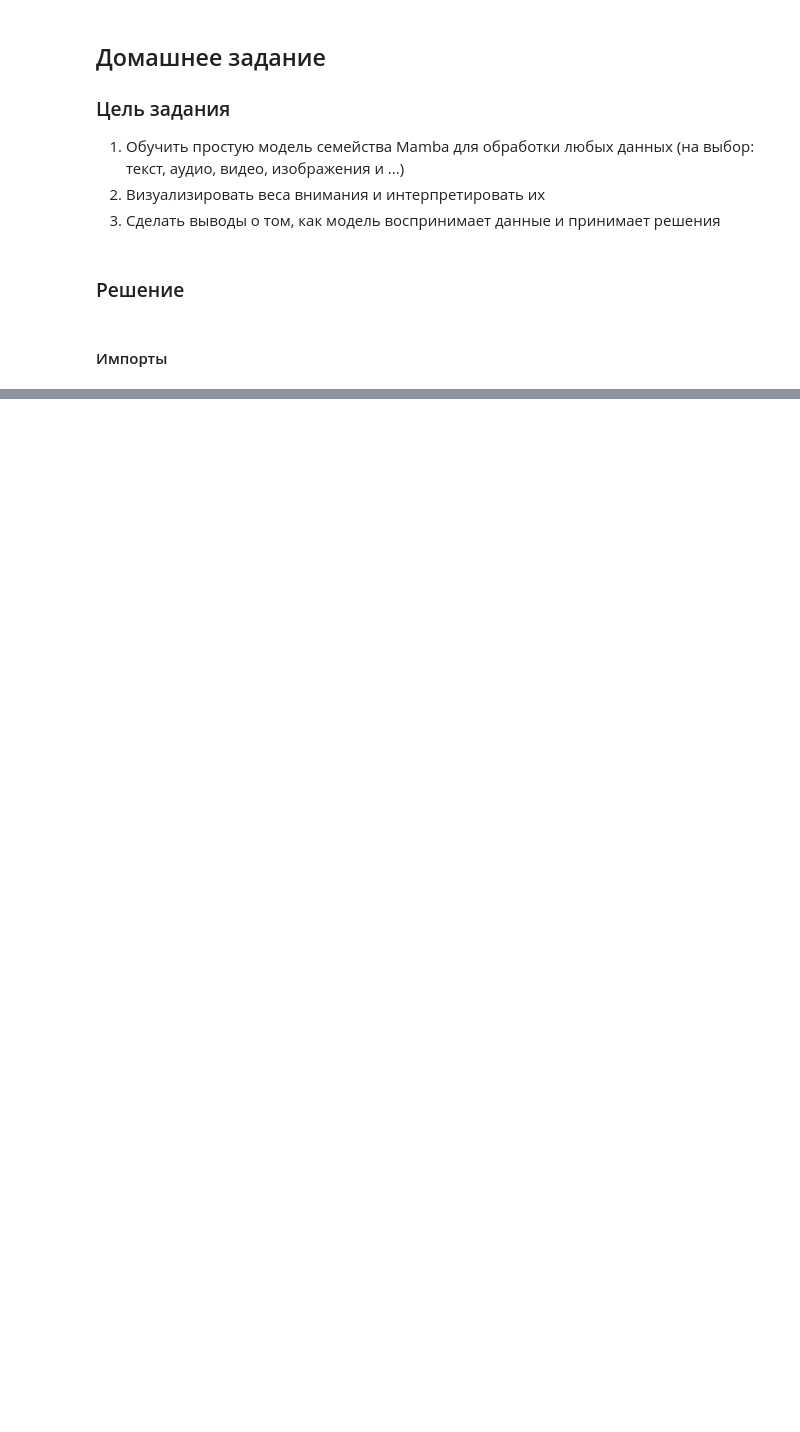
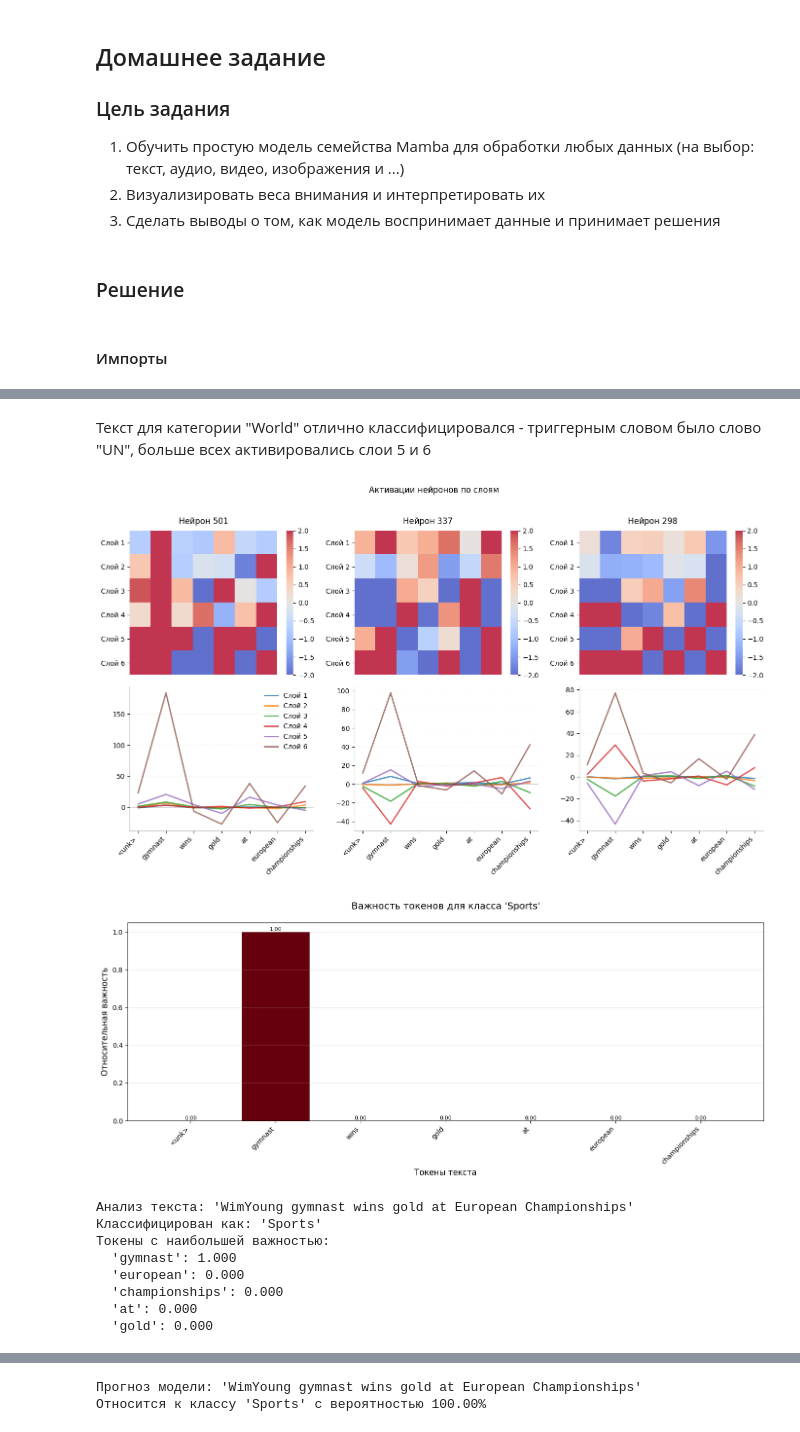
Before and after one commit to litvinovmitch11/HSE_Fundamentals_of_DL_2025, a Jupyter notebook: homework/5.ipynb, the cells around one changed output, grey strips where cells are left out. Cells and saved outputs as stored; diff of their text form; code cells hidden in the pictures; blank space fills up the shorter version.

```diff
--- a/homework/5.ipynb
+++ b/homework/5.ipynb
@@ -190,0 +452,19 @@ Output after training: torch.Size([32, 128, 512])
+# %% [markdown]
+Текст для категории "World" отлично классифицировался - триггерным словом было слово "UN", больше всех активировались слои 5 и 6
+# %%
+sample_text = "WimYoung gymnast wins gold at European Championships"
+
+visualize_clean_heatmaps(model, sample_text, num_neurons=3)
+visualize_token_importance(model, sample_text, vocab)
+visualize_decision_making(model, sample_text, classes)
+# %% [output]
+[figure, added]
+[figure, added]
+Анализ текста: 'WimYoung gymnast wins gold at European Championships'
+Классифицирован как: 'Sports'
+Токены с наибольшей важностью:
+  'gymnast': 1.000
+  'european': 0.000
+  'championships': 0.000
+  'at': 0.000
+  'gold': 0.000
@@ -190,0 +472,2 @@ Output after training: torch.Size([32, 128, 512])
+Прогноз модели: 'WimYoung gymnast wins gold at European Championships'
+Относится к классу 'Sports' с вероятностью 100.00%
```
Also changed, not shown: parts of 35 cells of this notebook, 2 other files.
